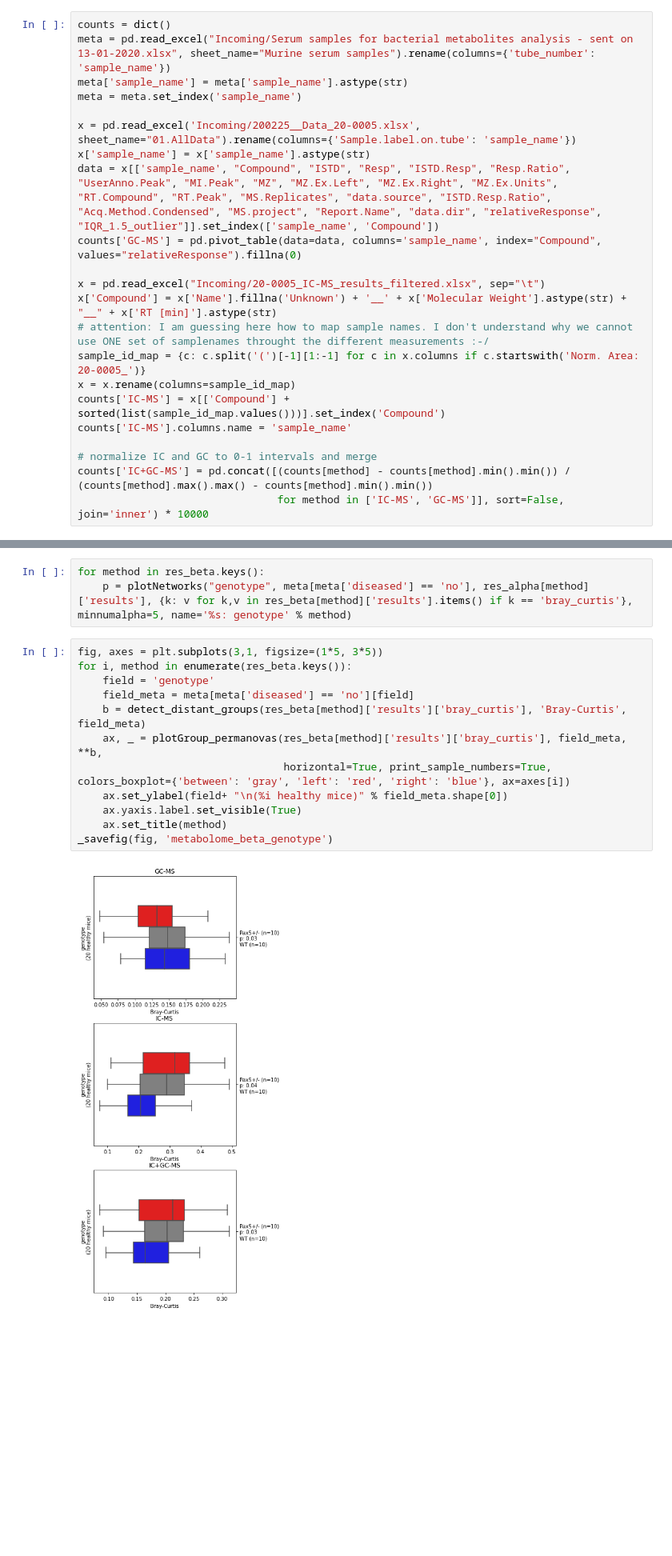
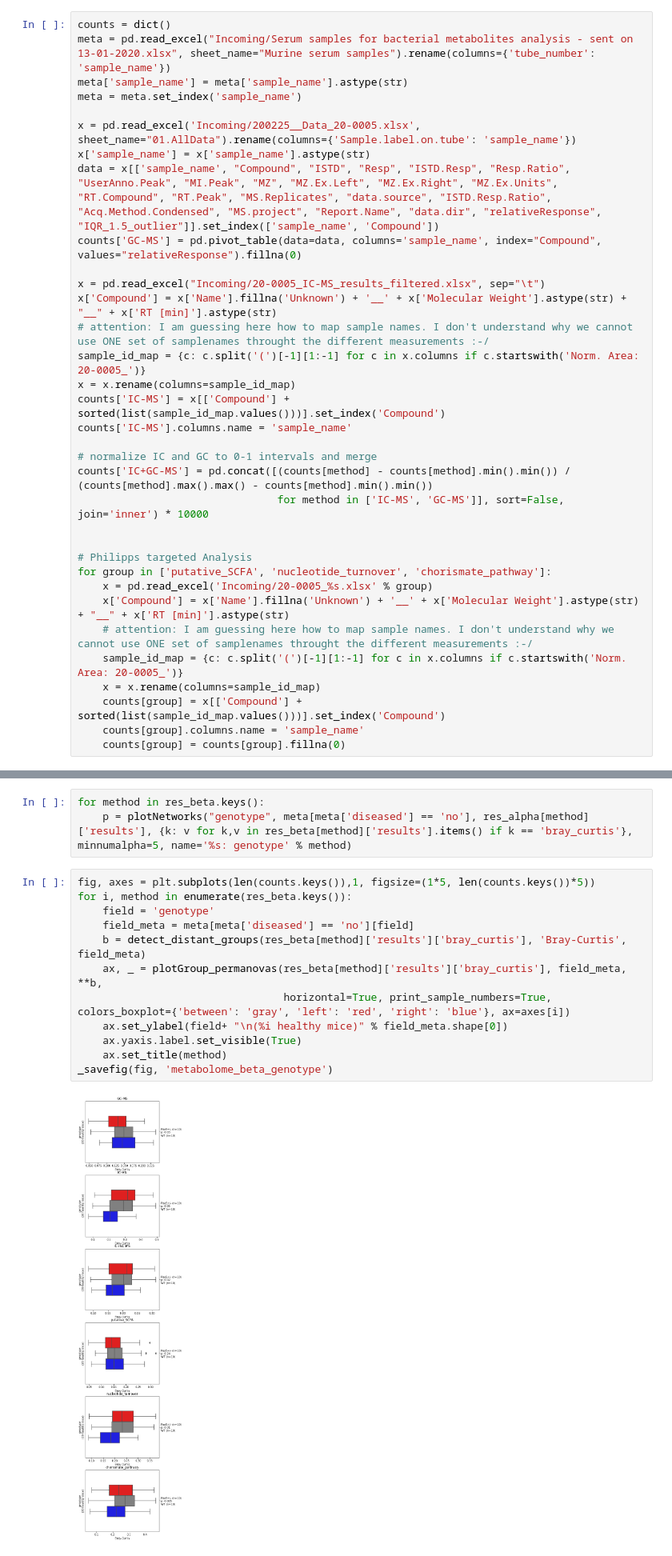
Before and after one commit to jlab/microbiome_pax5, a Jupyter notebook: Joint_3arms_etv6runx1/pax_metabolome.ipynb, the cells around one changed output, grey strips where cells are left out. Shown at 80% size. Drawn from its saved outputs; the diff is of its cells as text; blank space fills up the shorter version.

Commit message:
computing all tables + chorismate pathway analysis

```diff
--- a/Joint_3arms_etv6runx1/pax_metabolome.ipynb
+++ b/Joint_3arms_etv6runx1/pax_metabolome.ipynb
@@ -63,6 +75,18 @@ counts['IC-MS'].columns.name = 'sample_name'
 # normalize IC and GC to 0-1 intervals and merge
 counts['IC+GC-MS'] = pd.concat([(counts[method] - counts[method].min().min()) / (counts[method].max().max() - counts[method].min().min())
                                 for method in ['IC-MS', 'GC-MS']], sort=False, join='inner') * 10000
+
+
+# Philipps targeted Analysis
+for group in ['putative_SCFA', 'nucleotide_turnover', 'chorismate_pathway']:
+    x = pd.read_excel('Incoming/20-0005_%s.xlsx' % group)
+    x['Compound'] = x['Name'].fillna('Unknown') + '__' + x['Molecular Weight'].astype(str) + "__" + x['RT [min]'].astype(str)
+    # attention: I am guessing here how to map sample names. I don't understand why we cannot use ONE set of samplenames throught the different measurements :-/
+    sample_id_map = {c: c.split('(')[-1][1:-1] for c in x.columns if c.startswith('Norm. Area: 20-0005_')}
+    x = x.rename(columns=sample_id_map)
+    counts[group] = x[['Compound'] + sorted(list(sample_id_map.values()))].set_index('Compound')
+    counts[group].columns.name = 'sample_name'
+    counts[group] = counts[group].fillna(0)
 # %%
 res_alpha = dict()
 res_beta = dict()
@@ -188,19 +233,19 @@ for method in res_beta.keys():
 for method in res_beta.keys():
     p = plotNetworks("genotype", meta[meta['diseased'] == 'no'], res_alpha[method]['results'], {k: v for k,v in res_beta[method]['results'].items() if k == 'bray_curtis'}, minnumalpha=5, name='%s: genotype' % method)
 # %%
-fig, axes = plt.subplots(3,1, figsize=(1*5, 3*5))
+fig, axes = plt.subplots(len(counts.keys()),1, figsize=(1*5, len(counts.keys())*5))
 for i, method in enumerate(res_beta.keys()):
     field = 'genotype'
     field_meta = meta[meta['diseased'] == 'no'][field]
     b = detect_distant_groups(res_beta[method]['results']['bray_curtis'], 'Bray-Curtis', field_meta)
     ax, _ = plotGroup_permanovas(res_beta[method]['results']['bray_curtis'], field_meta, **b,
                                  horizontal=True, print_sample_numbers=True, colors_boxplot={'between': 'gray', 'left': 'red', 'right': 'blue'}, ax=axes[i])
     ax.set_ylabel(field+ "\n(%i healthy mice)" % field_meta.shape[0])
     ax.yaxis.label.set_visible(True)
     ax.set_title(method)
 _savefig(fig, 'metabolome_beta_genotype')
 # %% [output]
-[figure, old version]
+[figure, new version]
 # %%
 found_compounds = []
 
```
Also changed, not shown: parts of 11 cells of this notebook.
